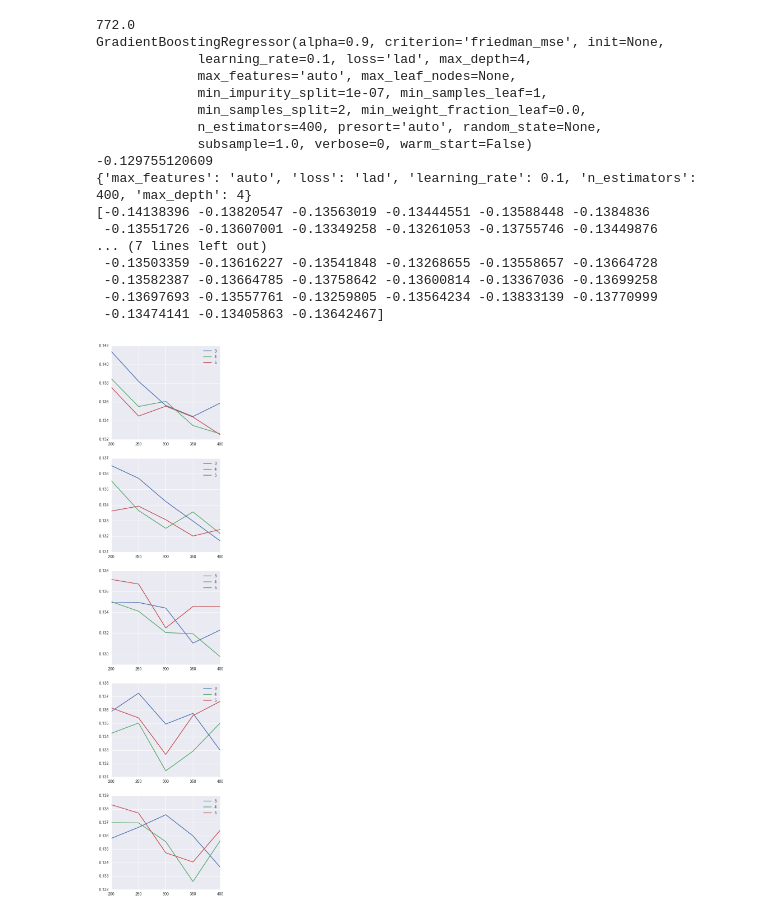
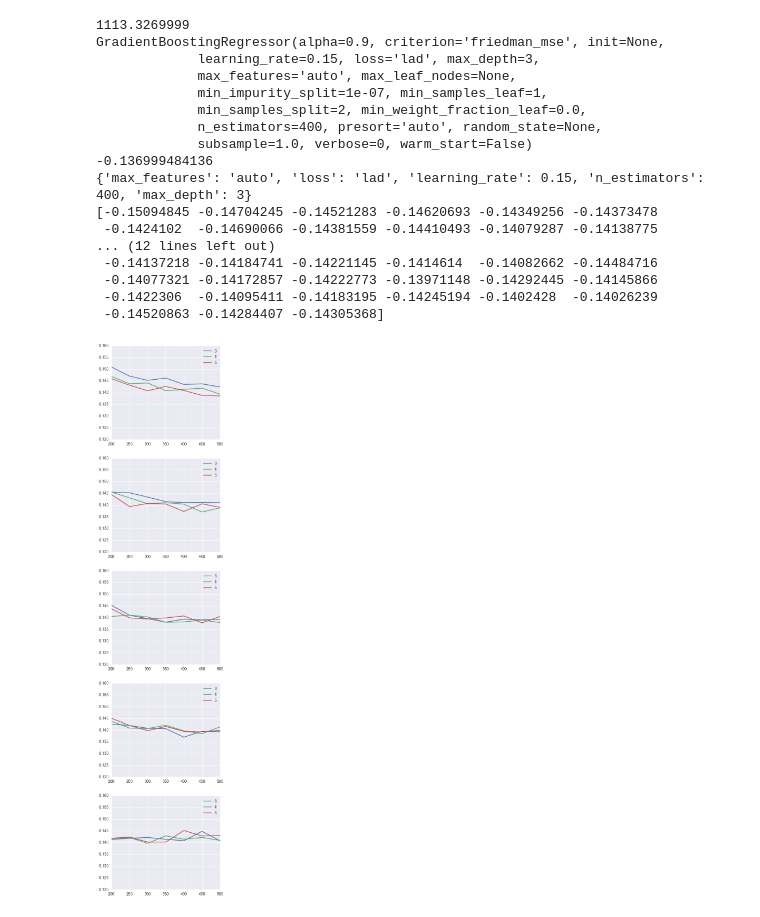
Before and after one commit to kctobin/207, a Jupyter notebook: RealEstateFinal - Models.ipynb, the cells around one changed output. Drawn from its saved outputs; the diff is of its cells as text; code cells hidden in the pictures.

```diff
--- a/RealEstateFinal - Models.ipynb
+++ b/RealEstateFinal - Models.ipynb
@@ -55,14 +55,10 @@ train = pd.read_csv('data/train_fe.csv',delimiter=',',header=0,dtype=colTypesDic
 train_labels = train["SalePrice"].copy()
 train_labels = np.log(train["SalePrice"])
 train = train.drop( ["SalePrice"], axis=1 )
-train = train.drop(["Id"], axis=1 )
 train = pd.get_dummies(train, columns = train.select_dtypes(include=['category']).columns)
-train = train.drop( ["LotFrontage", "GarageYrBlt"], axis=1 )
 train_split, dev, train_split_labels, dev_labels = train_test_split(train,train_labels, test_size = .2)
 test = pd.read_csv('data/test_fe.csv',delimiter=',',header=0)
-test = test.drop(["Id"], axis=1 )
 test = pd.get_dummies(test, columns = test.select_dtypes(include=['category']).columns)
-test = test.drop( ["LotFrontage", "GarageYrBlt"], axis=1 )
 
 def simple_rmse(model, X, Y):
     y_pred = model.predict(X)
@@ -201,6 +200,6 @@ standard deviation: 0.1451
 # %%
 ##GradientBoostingRegressor
-est = [200,250,300,350,400]
+est = [200,250,300,350,400, 450, 500]
 md = [2,3]
 lr = [.05, .075, .1, .15]
 start = time.time()
@@ -223,6 +222,7 @@ for b,val2 in enumerate(lr):
     for a,val in enumerate(md):
         axarr[b].plot(est,-gs3.cv_results_['mean_test_score'][(len(est)*a)+(len(est)*len(md))*b:(len(est)*(a+1))+(len(est)*len(md))*b], label=val)
         axarr[b].legend()
+        axarr[b].set_ylim((.12,.16))
 
 f.set_figheight(5 * len(lr))
 f.set_figwidth(5)
@@ -256,51 +259,52 @@ standard deviation: 0.1225
 # %%
 ##GradientBoostingRegressor
-est = [200,250,300,350,400]
+est = [200,250,300,350,400, 450, 500]
 md = [3,4,5]
 lr = [.05, .075, .1, .15,.2]
 start = time.time()
 gbr_params = {"n_estimators": est,
              "max_features": ["auto"],
              "max_depth": md,
              "learning_rate": lr,
              "loss": ["lad"]}#,"ls", "lad", "huber"]}
 gs3b = GridSearchCV(gbr_model, gbr_params, scoring = simple_rmse)
 gs3b.fit(x,y)
 end = time.time()
 print end-start
 print gs3b.best_estimator_
 print gs3b.best_score_
 print gs3b.best_params_
 print gs3b.cv_results_['mean_test_score']
 
 f, axarr = plt.subplots(len(lr))
 for b,val2 in enumerate(lr):
     for a,val in enumerate(md):
         axarr[b].plot(est,-gs3b.cv_results_['mean_test_score'][(len(est)*a)+(len(est)*len(md))*b:(len(est)*(a+1))+(len(est)*len(md))*b], label=val)
         axarr[b].legend()
+        axarr[b].set_ylim((.12,.16))
 
 f.set_figheight(5 * len(lr))
 f.set_figwidth(5)
 f.show;
 # %% [output]
-772.0
+1113.3269999
 GradientBoostingRegressor(alpha=0.9, criterion='friedman_mse', init=None,
-             learning_rate=0.1, loss='lad', max_depth=4,
+             learning_rate=0.15, loss='lad', max_depth=3,
              max_features='auto', max_leaf_nodes=None,
              min_impurity_split=1e-07, min_samples_leaf=1,
              min_samples_split=2, min_weight_fraction_leaf=0.0,
              n_estimators=400, presort='auto', random_state=None,
              subsample=1.0, verbose=0, warm_start=False)
--0.129755120609
-{'max_features': 'auto', 'loss': 'lad', 'learning_rate': 0.1, 'n_estimators': 400, 'max_depth': 4}
-[-0.14138396 -0.13820547 -0.13563019 -0.13444551 -0.13588448 -0.1384836
- -0.13551726 -0.13607001 -0.13349258 -0.13261053 -0.13755746 -0.13449876
-... (7 lines left out)
- -0.13503359 -0.13616227 -0.13541848 -0.13268655 -0.13558657 -0.13664728
- -0.13582387 -0.13664785 -0.13758642 -0.13600814 -0.13367036 -0.13699258
- -0.13697693 -0.13557761 -0.13259805 -0.13564234 -0.13833139 -0.13770999
- -0.13474141 -0.13405863 -0.13642467]
+-0.136999484136
+{'max_features': 'auto', 'loss': 'lad', 'learning_rate': 0.15, 'n_estimators': 400, 'max_depth': 3}
+[-0.15094845 -0.14704245 -0.14521283 -0.14620693 -0.14349256 -0.14373478
+ -0.1424102  -0.14690066 -0.14381559 -0.14410493 -0.14079287 -0.14138775
+... (12 lines left out)
+ -0.14137218 -0.14184741 -0.14221145 -0.1414614  -0.14082662 -0.14484716
+ -0.14077321 -0.14172857 -0.14222773 -0.13971148 -0.14292445 -0.14145866
+ -0.1422306  -0.14095411 -0.14183195 -0.14245194 -0.1402428  -0.14026239
+ -0.14520863 -0.14284407 -0.14305368]
-[figure, old version]
+[figure, new version]
 # %%
 lad_gbr_best = GBR(n_estimators =gs3b.best_params_['n_estimators'],max_features =gs3b.best_params_['max_features'], max_depth =gs3b.best_params_['max_depth'], learning_rate =gs3b.best_params_['learning_rate'], loss=gs3b.best_params_['loss'])
 plot_it(lad_gbr_best)
```
Also changed, not shown: parts of 35 cells of this notebook.
